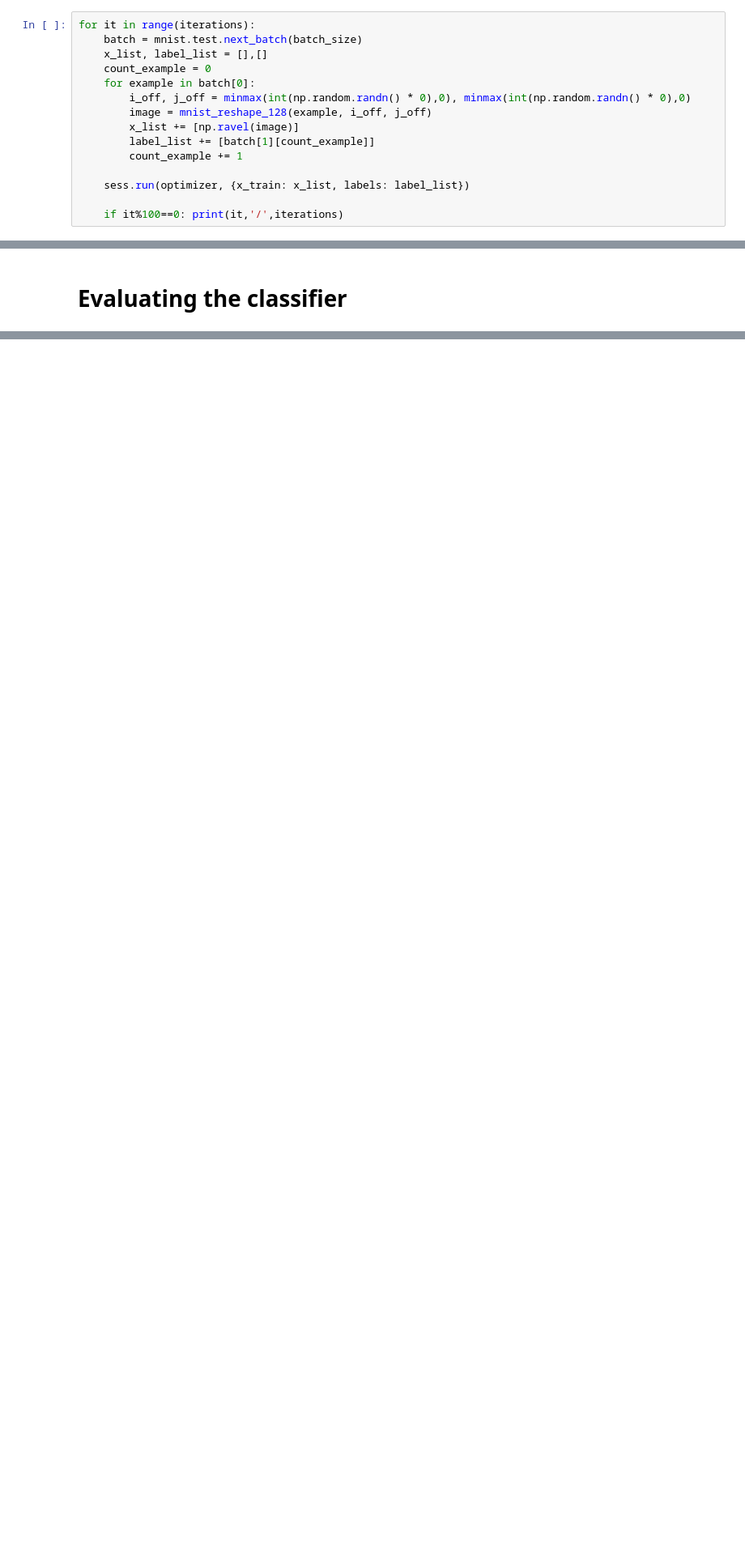
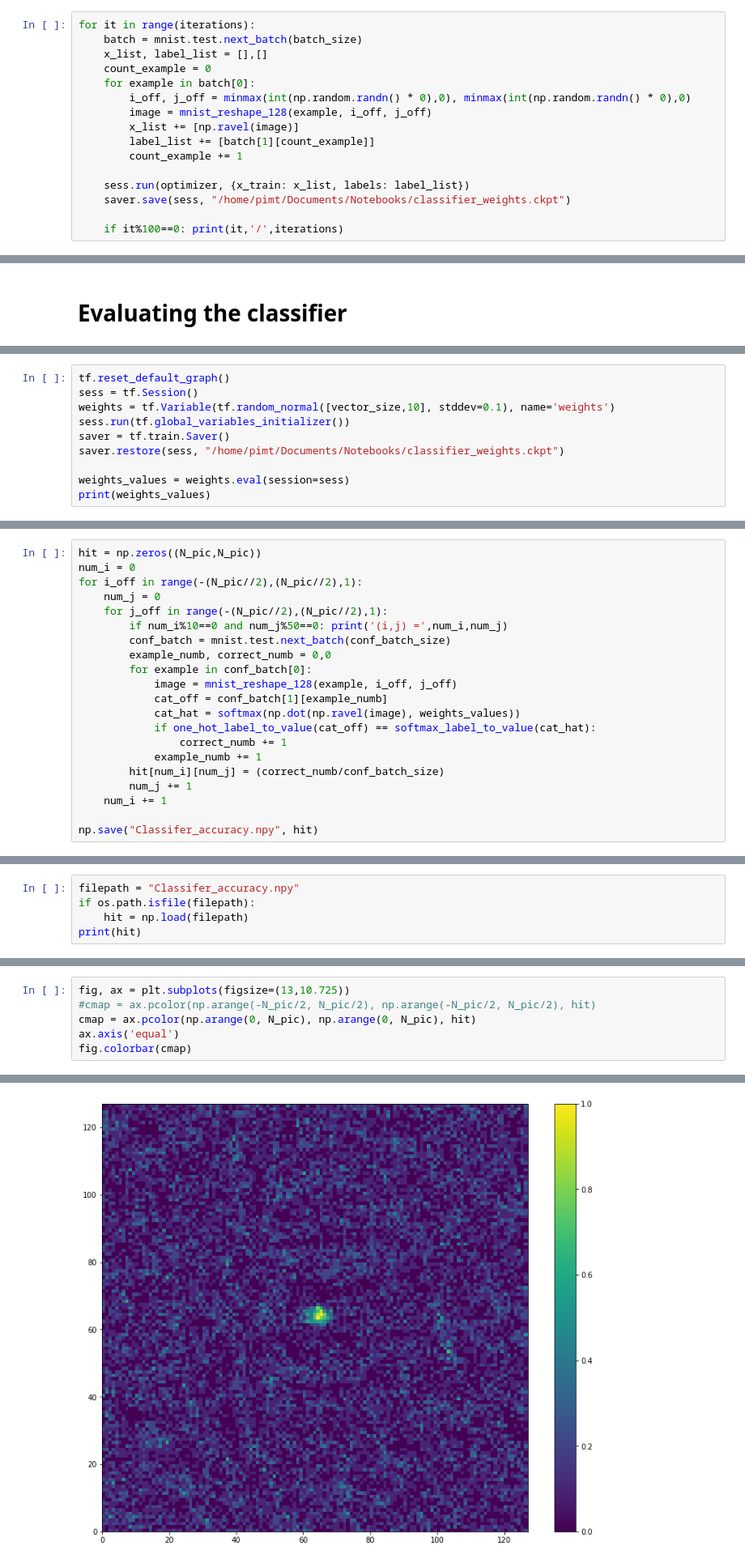
Before and after one commit to pierrealbiges/ActiveVision, a Jupyter notebook: Notebooks/Classifier_Mapping_TensorFlow.ipynb, the cells around one changed output, grey strips where cells are left out. Shown at 81% size. Drawn from its saved outputs; the diff is of its cells as text; blank space fills up the shorter version.

```diff
--- a/Notebooks/Classifier_Mapping_TensorFlow.ipynb
+++ b/Notebooks/Classifier_Mapping_TensorFlow.ipynb
@@ -88,6 +90,7 @@ for it in range(iterations):
         count_example += 1
 
     sess.run(optimizer, {x_train: x_list, labels: label_list})
+    saver.save(sess, "/home/pimt/Documents/Notebooks/classifier_weights.ckpt")
 
     if it%100==0: print(it,'/',iterations)
 # %% [output]
@@ -118,0 +125,10 @@ weights_values = weights.eval(session=sess)
+# %%
+tf.reset_default_graph()
+sess = tf.Session()
+weights = tf.Variable(tf.random_normal([vector_size,10], stddev=0.1), name='weights')
+sess.run(tf.global_variables_initializer())
+saver = tf.train.Saver()
+saver.restore(sess, "/home/pimt/Documents/Notebooks/classifier_weights.ckpt")
+
+weights_values = weights.eval(session=sess)
+print(weights_values)
@@ -140,0 +177,21 @@ print(percent_correct,'%')
+# %%
+hit = np.zeros((N_pic,N_pic))
+num_i = 0
+for i_off in range(-(N_pic//2),(N_pic//2),1):
+    num_j = 0
+    for j_off in range(-(N_pic//2),(N_pic//2),1):
+        if num_i%10==0 and num_j%50==0: print('(i,j) =',num_i,num_j)
+        conf_batch = mnist.test.next_batch(conf_batch_size)
+        example_numb, correct_numb = 0,0
+        for example in conf_batch[0]:
+            image = mnist_reshape_128(example, i_off, j_off)
+            cat_off = conf_batch[1][example_numb]
+            cat_hat = softmax(np.dot(np.ravel(image), weights_values))
+            if one_hot_label_to_value(cat_off) == softmax_label_to_value(cat_hat):
+                correct_numb += 1
+            example_numb += 1
+        hit[num_i][num_j] = (correct_numb/conf_batch_size)
+        num_j += 1
+    num_i += 1
+
+np.save("Classifer_accuracy.npy", hit)
@@ -140,0 +216,5 @@ print(percent_correct,'%')
+# %%
+filepath = "Classifer_accuracy.npy"
+if os.path.isfile(filepath):
+    hit = np.load(filepath)
+print(hit)
@@ -140,0 +229,7 @@ print(percent_correct,'%')
+# %%
+fig, ax = plt.subplots(figsize=(13,10.725))
+#cmap = ax.pcolor(np.arange(-N_pic/2, N_pic/2), np.arange(-N_pic/2, N_pic/2), hit)
+cmap = ax.pcolor(np.arange(0, N_pic), np.arange(0, N_pic), hit)
+ax.axis('equal')
+fig.colorbar(cmap)
+# %% [output]
@@ -140,0 +237 @@ print(percent_correct,'%')
+[figure, added]
```
Also changed, not shown: parts of 15 cells of this notebook.
